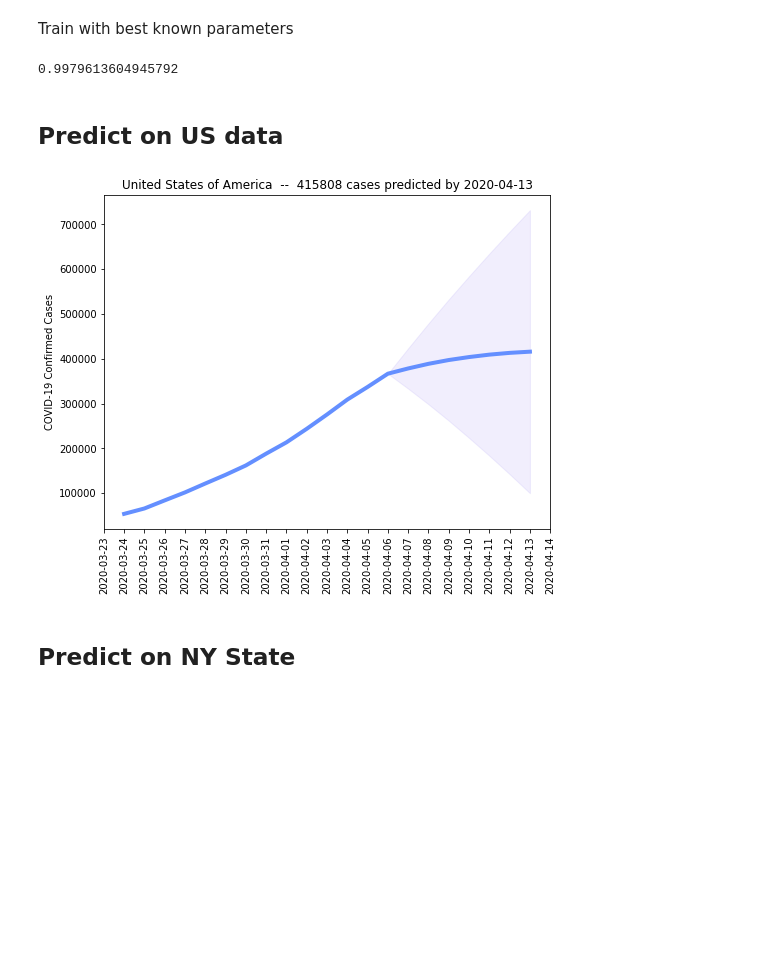
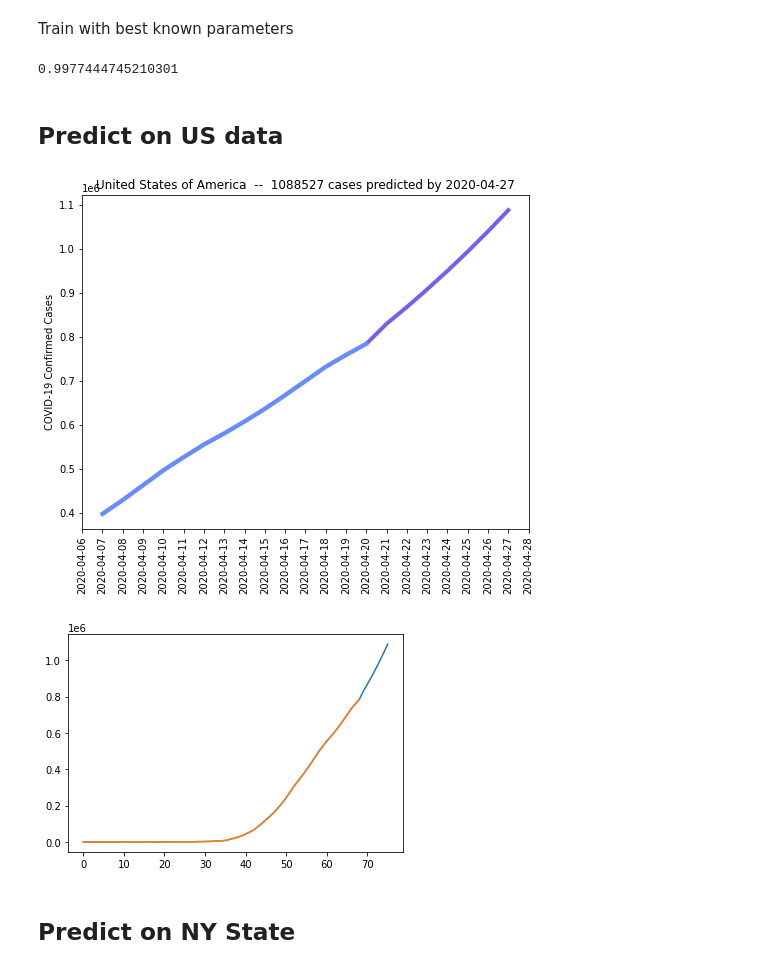
Before and after one commit to pablorp80/covid-19, a Jupyter notebook: py/COVID_19.ipynb, the cells around one changed output. Drawn from its saved outputs; the diff is of its cells as text; code cells hidden in the pictures; blank space fills up the shorter version.

```diff
--- a/py/COVID_19.ipynb
+++ b/py/COVID_19.ipynb
@@ -257,7 +263,9 @@ Train with best known parameters
 import joblib
 
 if retrain :
-  clf = SVR(C=best_C, kernel='poly', degree=best_degree, epsilon=best_epsilon)
+  # clf = SVR(C=best_C*best_C, kernel='rbf', gamma=best_gamma, epsilon=best_epsilon, verbose=True, max_iter=1000000)
+  clf = SVR(C=best_C, kernel='poly', degree=best_degree, epsilon=best_epsilon, verbose=True, max_iter=100000000)
+  # clf = SVR(C=best_C, kernel='linear', epsilon=best_epsilon, verbose=True, max_iter=100000000)
   clf.fit(Xs, ys)
   print(clf.score(Xs, ys))
   joblib.dump(clf, "svr.pkl")
@@ -265,7 +273,7 @@ else:
   clf = joblib.load("svr.pkl")
   print(clf.score(Xs, ys))
 # %% [output]
-0.9979613604945792
+0.9977444745210301
 # %% [markdown]
 ## Predict on US data
 # %%
@@ -277,17 +285,16 @@ true_vals = []
 days_pred = 7
 
 for index, row in gdf.iterrows():
-  if index == 'United States':
-    country = CountryInfo(index)
+  if index == 'US':
     i = 0
     while (len(row.values) > i+length):
       seq = row.values[i:i+length+1]
       sdt = list(row.index.values[i:i+length+1])
       if sum(seq[:-1]) > 0:
         inpt = seq[:-1].reshape((1, -1))
-        inpt = X_scaler.transform(inpt)
+        inpt = np.log(inpt)
         targ = seq[-1].reshape((1, -1))
-        targ = y_scaler.transform(targ)
+        targ = np.log(targ)
         pred = clf.predict(inpt)
         pred_vals.append(pred)
         true_vals.append(targ)
@@ -304,11 +311,6 @@ for index, row in gdf.iterrows():
       pred_dates.append(str(datadate.date()))
       i += 1
 
-
-pred_vals = y_scaler.inverse_transform(np.array(pred_vals).reshape(1,-1))
-true_vals = y_scaler.inverse_transform(np.array(true_vals).reshape(1,-1))
-true_std = y_scaler.inverse_transform(np.array(stdev).reshape(1,-1))
-
-pred_vals = (pred_vals/100.0)*country.population()
-true_vals = (true_vals/100.0)*country.population()
-true_std = (true_std/100.0)*country.population()
+pred_vals = np.exp(np.array(pred_vals).reshape(1,-1))
+true_vals = np.exp(np.array(true_vals).reshape(1,-1))
+true_std = np.exp(np.array(stdev).reshape(1,-1))
@@ -315,43 +323,49 @@ true_std = (true_std/100.0)*country.population()
 # %%
 import matplotlib.dates as mdates
 
 k = true_vals.shape[1]
 data_plot = pred_vals
 data_plot[0,:k] = true_vals[0,:]
 data_plot = data_plot[:,-days_disp:]
 data_dates = pred_dates[-days_disp:]
 cum_sdt_error = np.zeros(pred_vals.shape)
 for i in range(len(pred_dates)-k+1):
-  cum_sdt_error[0,k+i-1] = true_std*i
+  cum_sdt_error[0,k+i-1] = true_std[0,0]*i
 cum_sdt_error = cum_sdt_error[:,-days_disp:]
 
 days = mdates.DayLocator()
 data_dates = pd.to_datetime(data_dates)
 
 cdf = pd.DataFrame()
 DF = pd.DataFrame()
 cdf['svr_us_data_plot'] = data_plot[0,:]
 DF['data_plot'] = data_plot[0,:]
 cdf = cdf.set_index(data_dates)
 DF = DF.set_index(data_dates)
 
-fig, ax = plt.subplots(figsize=(8,8))
-fig.subplots_adjust(bottom=0.3)
-plt.xticks(rotation=90)
-plt.plot(DF, linewidth=4, color="#648fff")
-plt.ylabel('COVID-19 Confirmed Cases')
-plt.title('United States of America  --  ' + str(int(pred_vals[0,-1])) + ' cases predicted by ' + pred_dates[-1])
-
 cdf['svr_us_cum_sdt_error_p'] = data_plot[0,:]+cum_sdt_error[0,:]
 cdf['svr_us_cum_sdt_error_n'] = (data_plot[0,:]-cum_sdt_error[0,:]).clip(0)
 DF['cum_sdt_error_p'] = data_plot[0,:]+cum_sdt_error[0,:]
 DF['cum_sdt_error_n'] = (data_plot[0,:]-cum_sdt_error[0,:]).clip(0)
-plt.fill_between(DF.index, DF['cum_sdt_error_p'], DF['cum_sdt_error_n'],
-                 alpha=0.1, color="#785ef0")
+
+fig, ax = plt.subplots(figsize=(8,8))
+fig.subplots_adjust(bottom=0.3)
+plt.xticks(rotation=90)
+plt.plot(DF.index, pred_vals[0,-21:], linewidth=4, color="#785ef0")
+plt.plot(DF.index[-21:-days_pred], true_vals[0,-21+days_pred:], linewidth=4, color="#648fff")
 ax.xaxis.set_major_locator(days)
+plt.ylabel('COVID-19 Confirmed Cases')
+plt.title('United States of America  --  ' + str(int(pred_vals[0,-1])) + ' cases predicted by ' + pred_dates[-1])
 plt.savefig('us-svr.png', dpi=350, bbox_inches='tight')
+plt.show()
+
+plt.figure()
+plt.plot(pred_vals[0,:])
+plt.plot(true_vals[0,:])
+plt.show()
 # %% [output]
-[figure, old version]
+[figure, new version]
+[figure, added]
 # %% [markdown]
 ## Predict on NY State
 # %%
```
Also changed, not shown: parts of 44 cells of this notebook, 17 other files.
